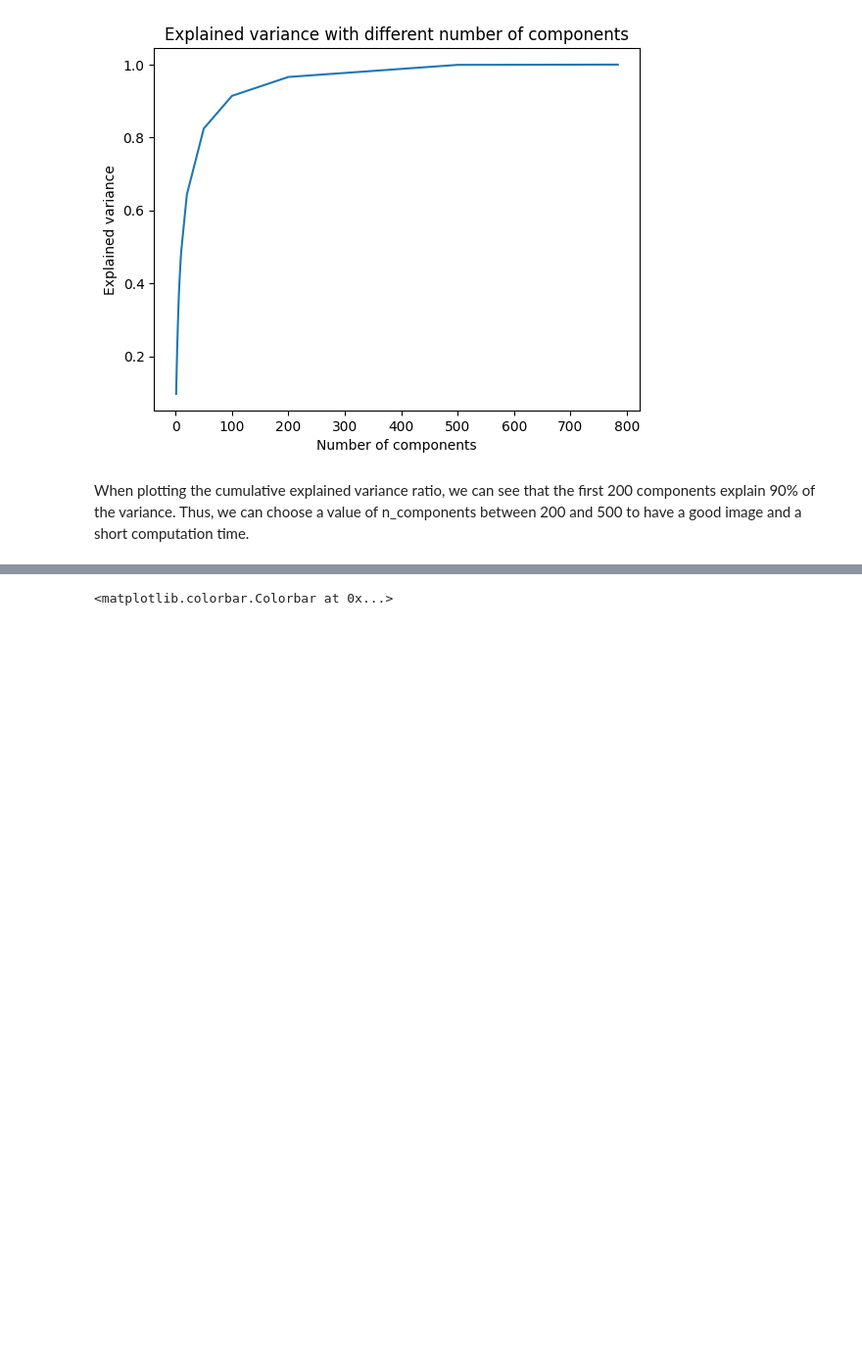
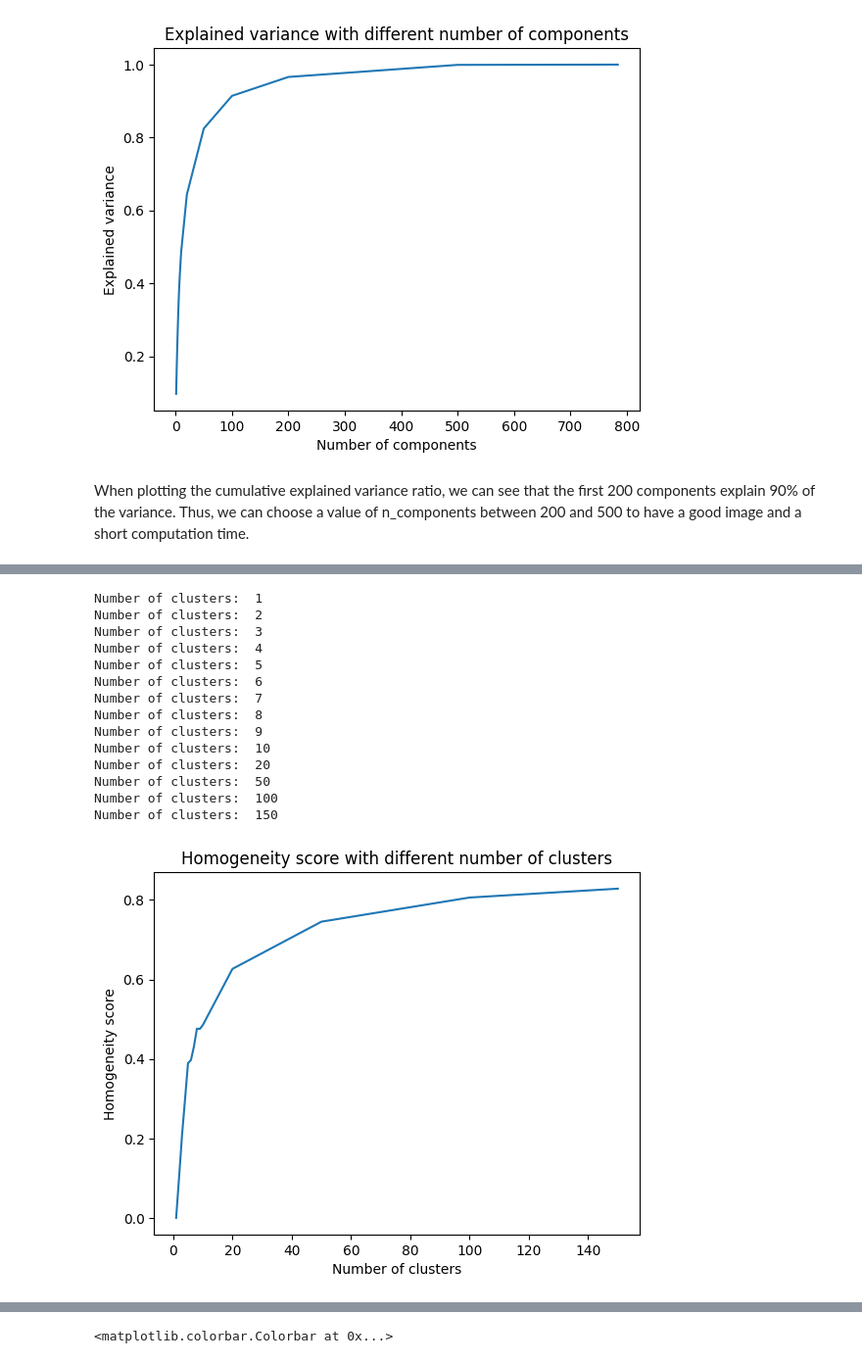
Before and after one commit to CharrierTim/Machine-Learning, a Jupyter notebook: Rapport TD1.ipynb, the cells around one changed output, grey strips where cells are left out. Shown at 98% size. Saved outputs shown, nothing was run; the diff lists cells and outputs as text; code cells hidden in the pictures; blank space fills up the shorter version.

Commit message:
kmean

```diff
--- a/Rapport TD1.ipynb
+++ b/Rapport TD1.ipynb
@@ -122,12 +117,0 @@ We will perform K-MEANS with 10 clusters. We will also try different initializat
-# %%
-# Perform Kmeans clustering
-
-from sklearn.cluster import KMeans
-
-# Kmeans clustering with 10 clusters and using kmeans++ initialization vs random initialization
-
-kmeans = KMeans(n_clusters=10, init='k-means++', n_init=10, max_iter=300, tol=1e-04, random_state=0)
-y_kmeans = kmeans.fit_predict(X_train_flat)
-
-kmeans_random = KMeans(n_clusters=10, init='random', n_init=10, max_iter=300, tol=1e-04, random_state=0)
-y_kmeans_random = kmeans_random.fit_predict(X_train_flat)
@@ -158,0 +123,41 @@ From the two pictures above, we cannot see any difference between the different
+# %%
+from sklearn.cluster import KMeans
+from sklearn.metrics import homogeneity_score
+from sklearn.decomposition import PCA
+
+K = [1, 2, 3, 4, 5, 6, 7, 8, 9, 10, 20, 50, 100, 150]
+Homogeneity_score = []
+
+# PCA with 200 components
+pca = PCA(n_components=200)
+pca.fit(X_train_flat)
+X_train_flat = pca.transform(X_train_flat)
+
+# Plot the homogeneity score with different number of clusters
+
+for k in K:
+    print("Number of clusters: ", k)
+    kmeans = KMeans(n_clusters=k, random_state=0).fit(X_train_flat)
+    Homogeneity_score.append(homogeneity_score(Y_train, kmeans.labels_))
+
+plt.plot(K, Homogeneity_score)
+plt.xlabel("Number of clusters")
+plt.ylabel("Homogeneity score")
+plt.title("Homogeneity score with different number of clusters")
+plt.show()
+# %% [output]
+Number of clusters:  1
+Number of clusters:  2
+Number of clusters:  3
+Number of clusters:  4
+Number of clusters:  5
+Number of clusters:  6
+Number of clusters:  7
+Number of clusters:  8
+Number of clusters:  9
+Number of clusters:  10
+Number of clusters:  20
+Number of clusters:  50
+Number of clusters:  100
+Number of clusters:  150
+[figure, added]
```
Also changed, not shown: parts of 28 cells of this notebook.
